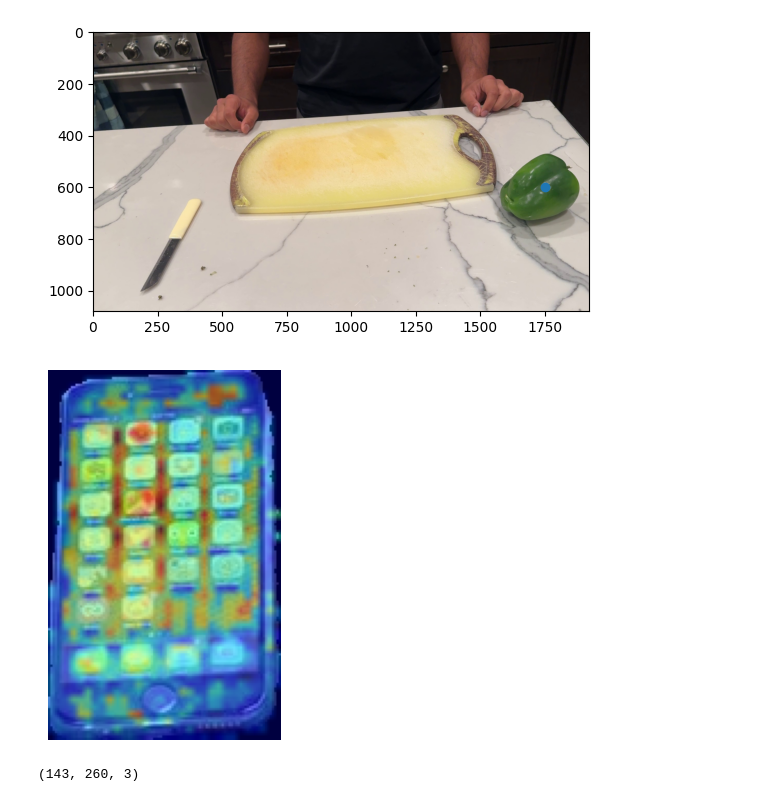
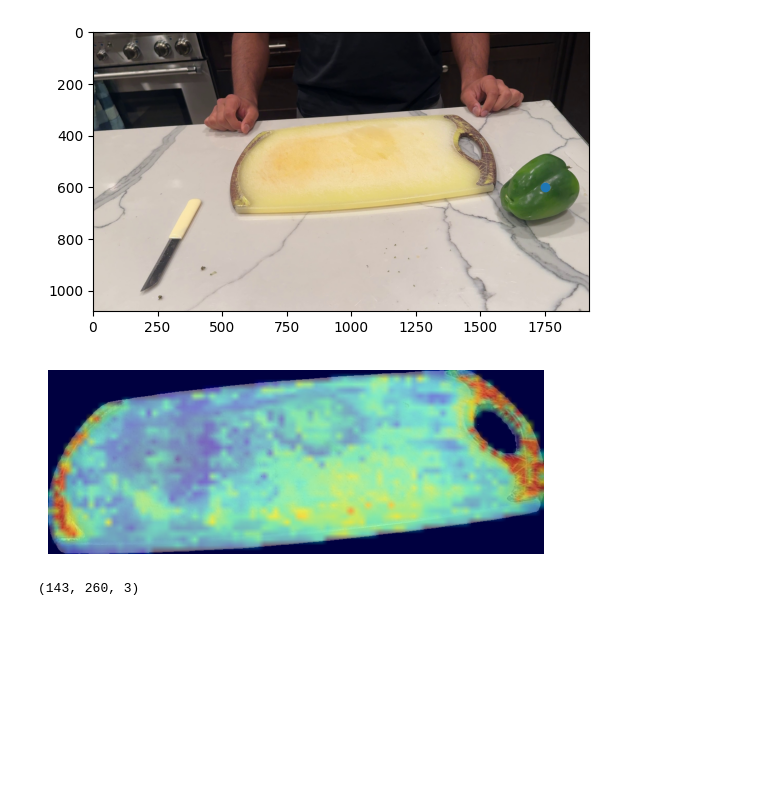
Before and after one commit to mimic-labs/mimic_demo, a Jupyter notebook: matching.ipynb, the cells around one changed output. Drawn from its saved outputs; the diff is of its cells as text; code cells hidden in the pictures; blank space fills up the shorter version.

```diff
--- a/matching.ipynb
+++ b/matching.ipynb
@@ -17,8 +17,9 @@ torch.cuda.get_device_name(0)
 'NVIDIA A40'
 # %%
 def initialize_sam2(device):
-    sam2_checkpoint = "../third_party/segment-anything-2/checkpoints/sam2_hiera_base_plus.pt"
-    model_cfg = "sam2_hiera_b+.yaml"
+    sam2_checkpoint = "./third_party/sam2/checkpoints/sam2.1_hiera_large.pt"
+    model_cfg = "configs/sam2.1/sam2.1_hiera_l.yaml"
+
     sam2 = build_sam2(model_cfg, sam2_checkpoint, device=device, apply_postprocessing=False)
 
     mask_predictor = SAM2AutomaticMaskGenerator(sam2)
@@ -41,8 +42,8 @@ def generate_masks(mask_generator, prompted_predictor, image_path, point_prompt=
         masks, scores, logits = prompted_predictor.predict(
             point_coords=point_prompt,
             box=box_prompt,
-            multimask_output=True,
-            point_labels=np.array([1]*len(point_prompt)),
+            multimask_output=False,
+            point_labels=torch.ones(point_prompt.shape[:2]),
         )
         return masks, scores, logits
 
@@ -53,7 +54,10 @@ def deduplicate_masks(masks, threshold=0.7):
             mask1, mask2 = masks[i]['segmentation'], masks[j]['segmentation']
             iou = (mask1*mask2).sum()/(mask1+mask2).sum()
             if iou >= threshold:
-                valid.remove(j)
+                if j in valid:
+                    valid.remove(j)
+                elif i in valid:
+                    valid.remove(i)
     return valid
 
 def create_mask_images(original_image, masks):
@@ -312,9 +348,10 @@ dinov2 = initialize_dinov2("cuda:0")
 # %% [output]
 Using cache found in /nethome/abati7/.cache/torch/hub/facebookresearch_dinov2_main
 # %%
-image_path1 = "images/current_vid_0.jpg"
-image_path2 = "images/query_img.jpg"
-pos_points = np.array([[1750,600]]) #[1540,540], [1000,500][380,690], [230,950] [1540,540], [550,600]
+image_path1 = "images/query_img.jpg"
+image_path2 = "images/current_vid_0.jpg"
+pos_points = torch.tensor([[[750, 850], [1000,800]]]) #[1540,540], [1000,500][380,690], [230,950] [1540,540], [550,600]
 resultsIm1, resultsIm2 = get_mask1_bestmask2((dinov2, mask_predictor, prompted_predictor), image_path1, image_path2, pos_points)
-get_corresponding_contacts(resultsIm1, resultsIm2, pos_points[0].tolist())
+# pos_points = [[[500, 300], [550,300]]]
+get_corresponding_contacts(resultsIm1, resultsIm2, pos_points.tolist())
 # %% [output]
@@ -366,14 +415,14 @@ plt.show()
 # %% [output]
 [figure]
 # %%
-overlay = cv2.addWeighted(np.array(resultsIm2.cropped_image[0]), 0.5, resultsIm2.heatmap, 0.5, 0)
+overlay = cv2.addWeighted(np.array(resultsIm2.cropped_image[-1]), 0.5, resultsIm2.heatmap[-1][0], 0.5, 0)
 # overlay = cv2.circle(overlay, (col,row), radius=10, color=(0, 255, 0), thickness=-1)
 
 plt.imshow(overlay)
 plt.axis('off')
 plt.show()
 # %% [output]
-[figure, old version]
+[figure, new version]
 # %%
 resultsIm2.heatmap.shape
 # %% [output]
```
Also changed, not shown: parts of 9 cells of this notebook, 4 other files.
